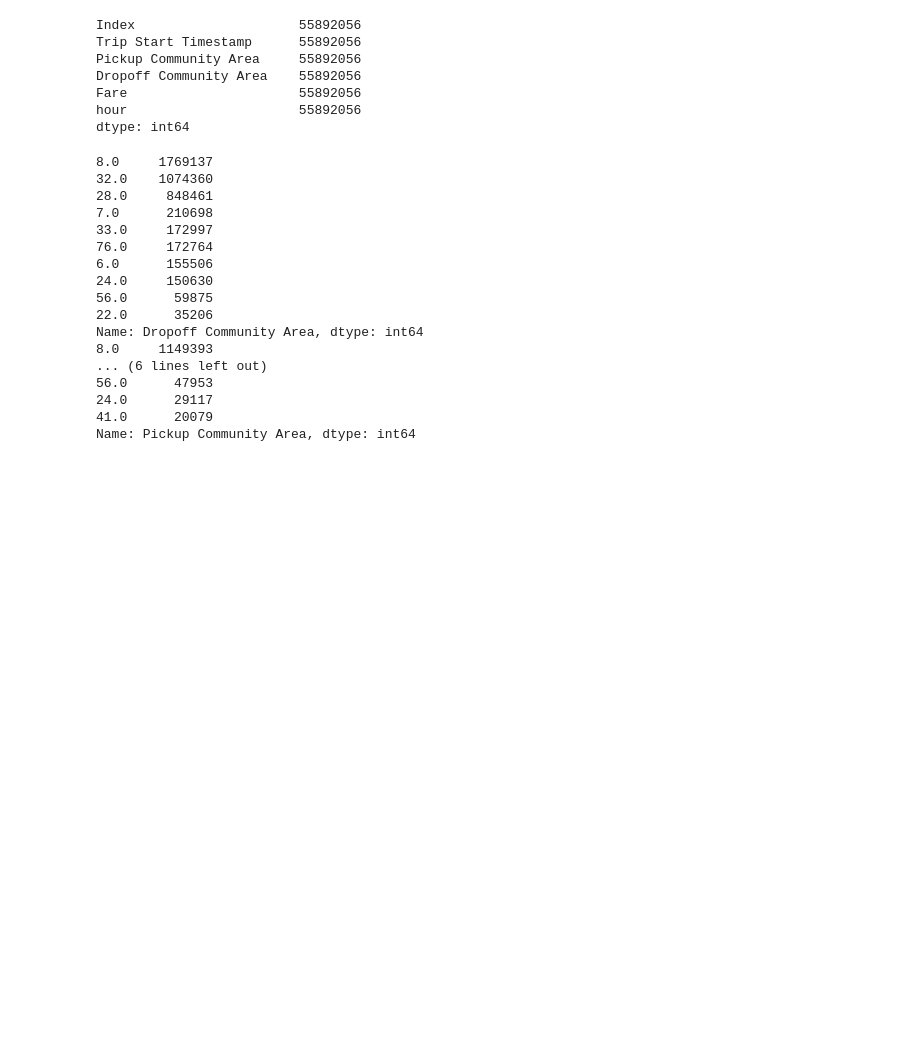
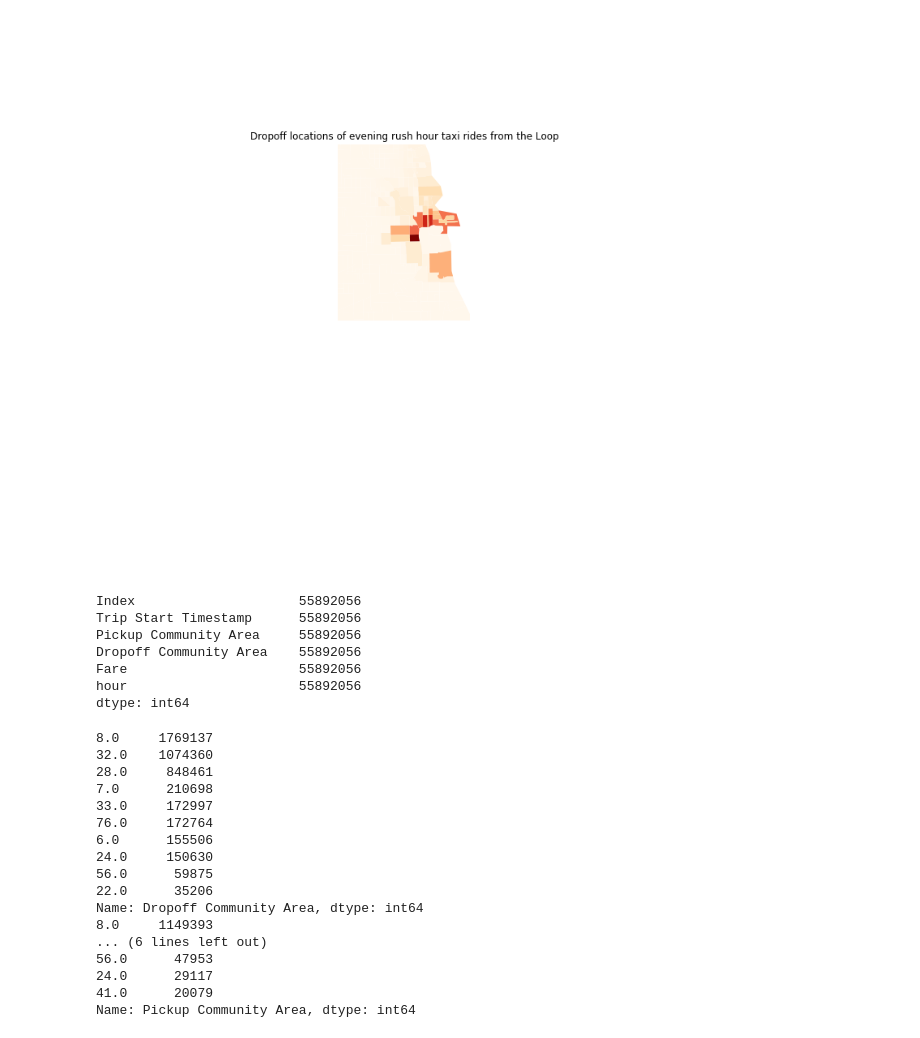
Before and after one commit to Inoueian/chicago-taxi, a Jupyter notebook: chicago-taxi_loop.ipynb, the cells around one changed output. Saved outputs shown, nothing was run; the diff lists cells and outputs as text; code cells hidden in the pictures; blank space fills up the shorter version.

```diff
--- a/chicago-taxi_loop.ipynb
+++ b/chicago-taxi_loop.ipynb
@@ -92,0 +200,12 @@ df['Fare'] = df['Fare'].apply(fare_converter)
+# %%
+chi_map['pm_from_loop_dropoff'] = pm_from_loop_dropoff_count
+
+chi_map.plot(column='pm_from_loop_dropoff', cmap='OrRd')
+plt.axis('off')
+plt.xlim(-9765000, -9750000)
+plt.ylim(5105000, 5125000)
+plt.title('Dropoff locations of evening rush hour taxi rides from the Loop')
+plt.savefig('Figs/pm_from_loop_dropoff.png')
+plt.show()
+# %% [output]
+[figure, added]
```
Also changed, not shown: parts of 36 cells of this notebook, 4 other files.
